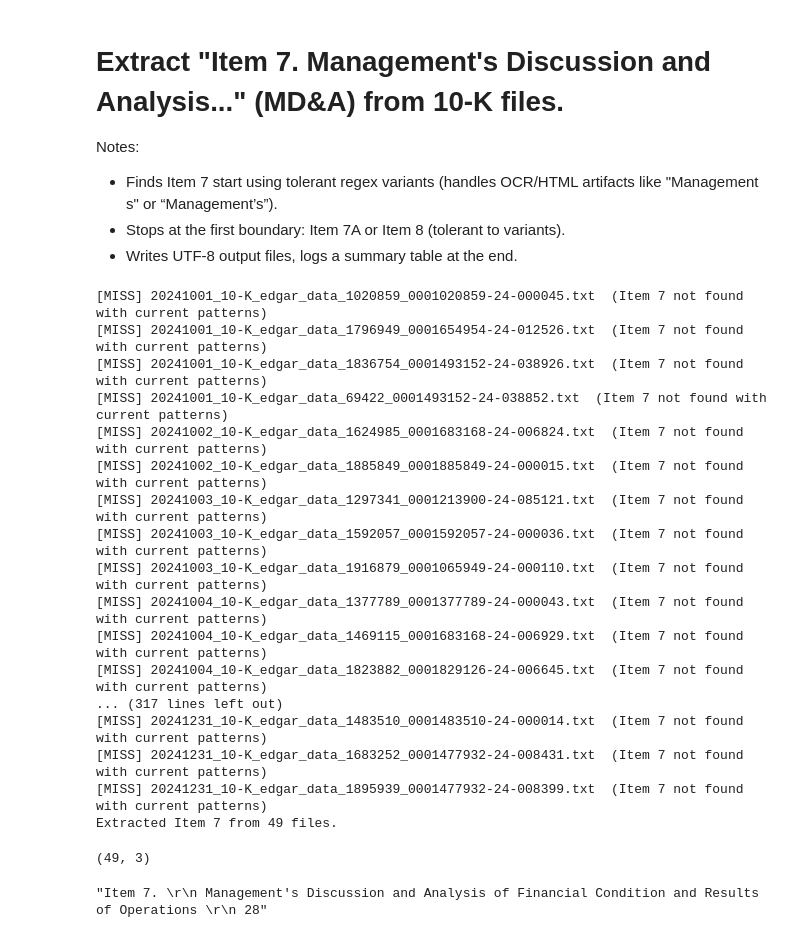
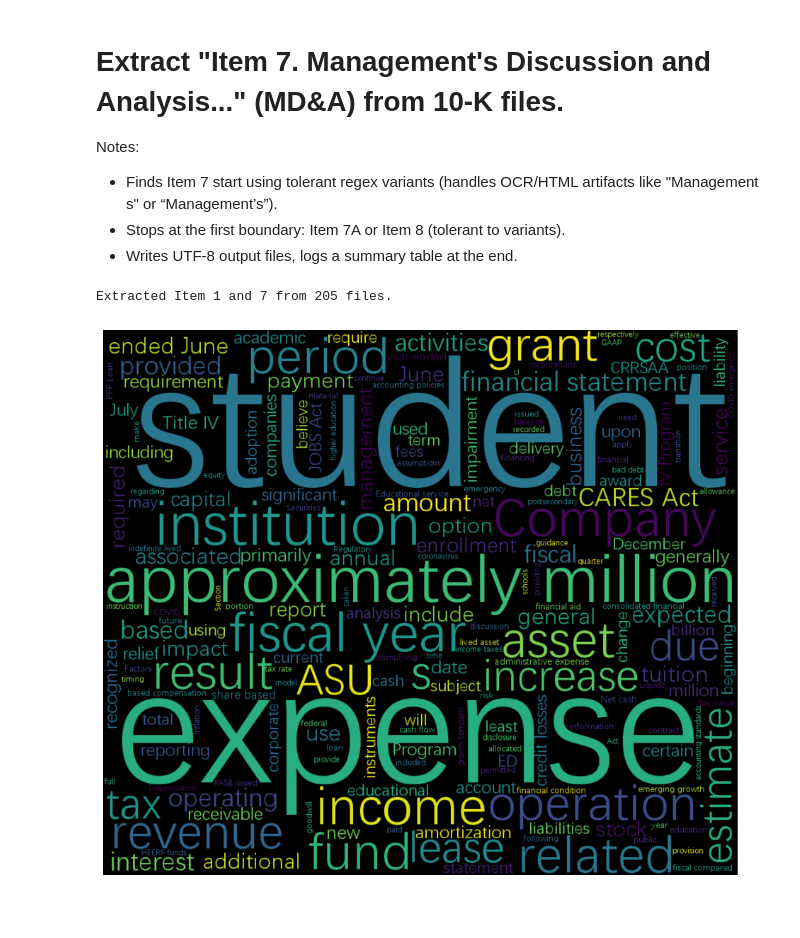
Before and after one commit to wangyouan/AIandFinance2025, a Jupyter notebook: lecture6_textual_analysis.ipynb, the cells around one changed output. Cells and saved outputs as stored; diff of their text form; code cells hidden in the pictures; blank space fills up the shorter version.

Commit message:
update content for textual analysisi

```diff
--- a/lecture6_textual_analysis.ipynb
+++ b/lecture6_textual_analysis.ipynb
@@ -101,9 +215,10 @@ def read_file(path: Path) -> str:
 # %%
 import os
+import pandas as pd
 
 sample_data_path = r".\data\l6\sample10k"
 
-item7_df = pd.DataFrame(columns=["filename", "cik", "item7_text"])
+item17_df = pd.DataFrame(columns=["filename", "cik", "item7_text", 'item1_text   '])
 for p in sorted(os.listdir(sample_data_path)):
     file_info = p.split('.')[0].split("_")
     cik = file_info[-2]
@@ -121,34 +236,18 @@ for p in sorted(os.listdir(sample_data_path)):
 
     item7 = find_item7_block(detag)
     if item7:
-        item7_df.loc[item7_df.shape[0]] = pd.Series({"filename": file_name, "cik": cik, "item7_text": item7}, name=item7_df.shape[0])
+        item17_df.loc[item17_df.shape[0]] = pd.Series({"filename": file_name, "cik": cik, "item7_text": item7}, name=item7_df.shape[0])
     else:
         print(f"[MISS] {p.name}  (Item 7 not found with current patterns)")
+        # p.unlink()  # delete the file if Item 7 not found
 
-print(f"Extracted Item 7 from {item7_df.shape[0]} files.")
+    item1 = find_item1_block(text)
+    if item1:
+        item17_df.loc[item17_df.shape[0]-1, 'item1_text'] = item1
+    else:
+        print(f"[MISS] {p.name}  (Item 1 not found with current patterns)")
+        # p.unlink()  # delete the file if Item 1 not found
+
+print(f"Extracted Item 1 and 7 from {item17_df.shape[0]} files.")
 # %% [output]
-[MISS] 20241001_10-K_edgar_data_1020859_0001020859-24-000045.txt  (Item 7 not found with current patterns)
-[MISS] 20241001_10-K_edgar_data_1796949_0001654954-24-012526.txt  (Item 7 not found with current patterns)
-[MISS] 20241001_10-K_edgar_data_1836754_0001493152-24-038926.txt  (Item 7 not found with current patterns)
-[MISS] 20241001_10-K_edgar_data_69422_0001493152-24-038852.txt  (Item 7 not found with current patterns)
-[MISS] 20241002_10-K_edgar_data_1624985_0001683168-24-006824.txt  (Item 7 not found with current patterns)
-[MISS] 20241002_10-K_edgar_data_1885849_0001885849-24-000015.txt  (Item 7 not found with current patterns)
-[MISS] 20241003_10-K_edgar_data_1297341_0001213900-24-085121.txt  (Item 7 not found with current patterns)
-[MISS] 20241003_10-K_edgar_data_1592057_0001592057-24-000036.txt  (Item 7 not found with current patterns)
-[MISS] 20241003_10-K_edgar_data_1916879_0001065949-24-000110.txt  (Item 7 not found with current patterns)
-[MISS] 20241004_10-K_edgar_data_1377789_0001377789-24-000043.txt  (Item 7 not found with current patterns)
-[MISS] 20241004_10-K_edgar_data_1469115_0001683168-24-006929.txt  (Item 7 not found with current patterns)
-[MISS] 20241004_10-K_edgar_data_1823882_0001829126-24-006645.txt  (Item 7 not found with current patterns)
-... (317 lines left out)
-[MISS] 20241231_10-K_edgar_data_1483510_0001483510-24-000014.txt  (Item 7 not found with current patterns)
-[MISS] 20241231_10-K_edgar_data_1683252_0001477932-24-008431.txt  (Item 7 not found with current patterns)
-[MISS] 20241231_10-K_edgar_data_1895939_0001477932-24-008399.txt  (Item 7 not found with current patterns)
-Extracted Item 7 from 49 files.
+Extracted Item 1 and 7 from 205 files.
-# %%
-item7_df.shape
-# %% [output]
-(49, 3)
-# %%
-chunk
-# %% [output]
-"Item 7. \r\n Management's Discussion and Analysis of Financial Condition and Results of Operations \r\n 28"
@@ -154,0 +261,12 @@ chunk
+# %%
+# Segment text content
+token = nltk.word_tokenize(item17_df.loc[0, 'item7_text'])
+
+page_text = ' '.join(token)
+wordcloud = WordCloud(font_path="Deng.ttf", width=1000, height=860, ).generate(page_text)
+plt.figure(figsize=(20, 10))
+plt.imshow(wordcloud, interpolation='bilinear')
+plt.axis("off")
+plt.show()
+# %% [output]
+[figure, added]
```
Also changed, not shown: parts of 5 cells of this notebook.
